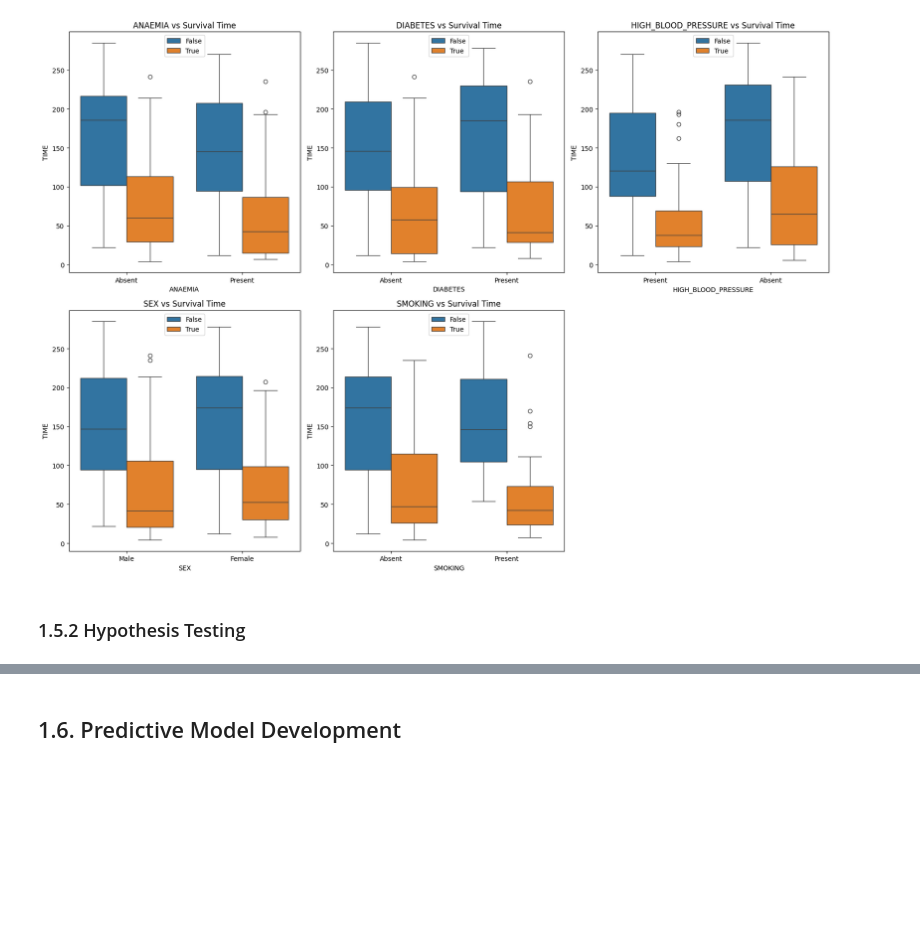
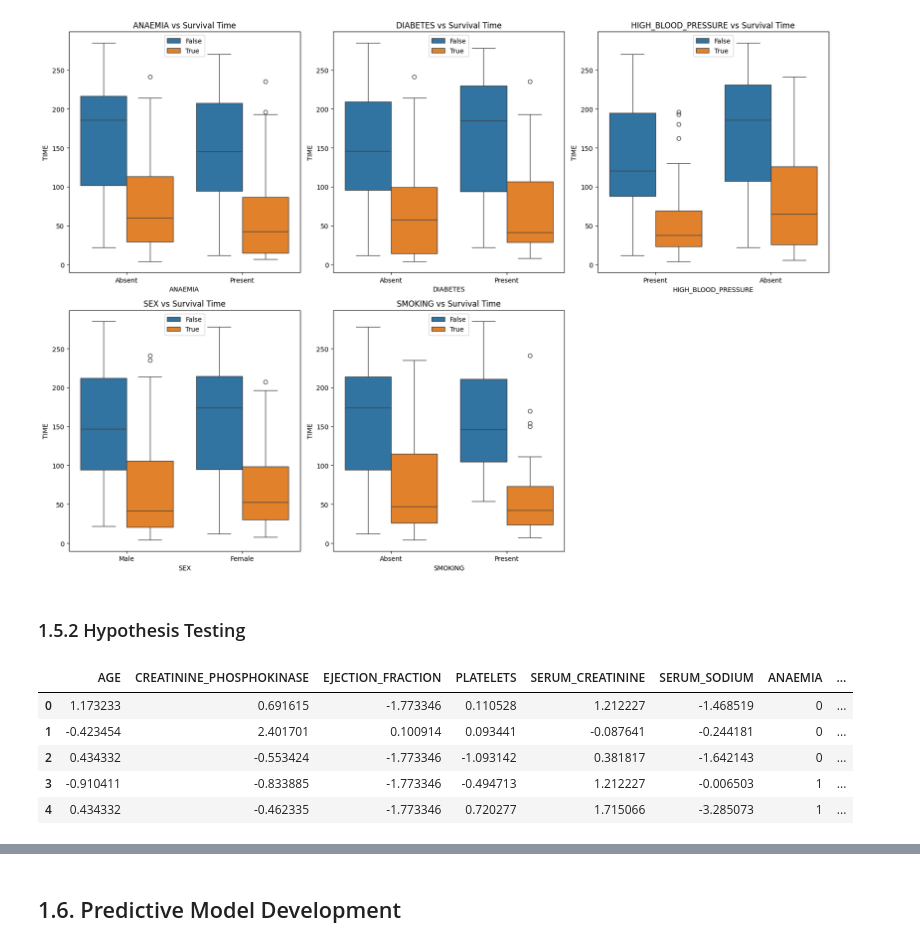
Before and after one commit to JohnPaulinePineda/Portfolio_Project_55, a Jupyter notebook: codes/EstimatingHeartFailureSurvivalRiskProfilesFromCardiovascularHematologicAndMetabolicMarkers.ipynb, the cells around one changed output, grey strips where cells are left out. Drawn from its saved outputs; the diff is of its cells as text; code cells hidden in the pictures; blank space fills up the shorter version.

```diff
--- a/codes/EstimatingHeartFailureSurvivalRiskProfilesFromCardiovascularHematologicAndMetabolicMarkers.ipynb
+++ b/codes/EstimatingHeartFailureSurvivalRiskProfilesFromCardiovascularHematologicAndMetabolicMarkers.ipynb
@@ -1125,3 +1125,20 @@ plt.show()
 [figure]
 # %% [markdown]
 ### 1.5.2 Hypothesis Testing <a class="anchor" id="1.5.2"></a>
+# %%
+##################################
+# Formulating a complete dataframe
+##################################
+heart_failure_HT = pd.concat([heart_failure_numeric_predictor_transformed,
+                               heart_failure_categorical,
+                               heart_failure_numeric['TIME']],
+                              axis=1)
+heart_failure_HT['DEATH_EVENT'] = heart_failure_HT['DEATH_EVENT'].replace({0: False, 1: True})
+heart_failure_HT.head()
+# %% [output]
+|  | AGE | CREATININE_PHOSPHOKINASE | EJECTION_FRACTION | PLATELETS | SERUM_CREATININE | SERUM_SODIUM | ANAEMIA | ... |
+| 0 | 1.173233 | 0.691615 | -1.773346 | 0.110528 | 1.212227 | -1.468519 | 0 | ... |
+| 1 | -0.423454 | 2.401701 | 0.100914 | 0.093441 | -0.087641 | -0.244181 | 0 | ... |
+| 2 | 0.434332 | -0.553424 | -1.773346 | -1.093142 | 0.381817 | -1.642143 | 0 | ... |
+| 3 | -0.910411 | -0.833885 | -1.773346 | -0.494713 | 1.212227 | -0.006503 | 1 | ... |
+| 4 | 0.434332 | -0.462335 | -1.773346 | 0.720277 | 1.715066 | -3.285073 | 1 | ... |
```
Also changed, not shown: parts of 11 cells of this notebook, 2 other files.
